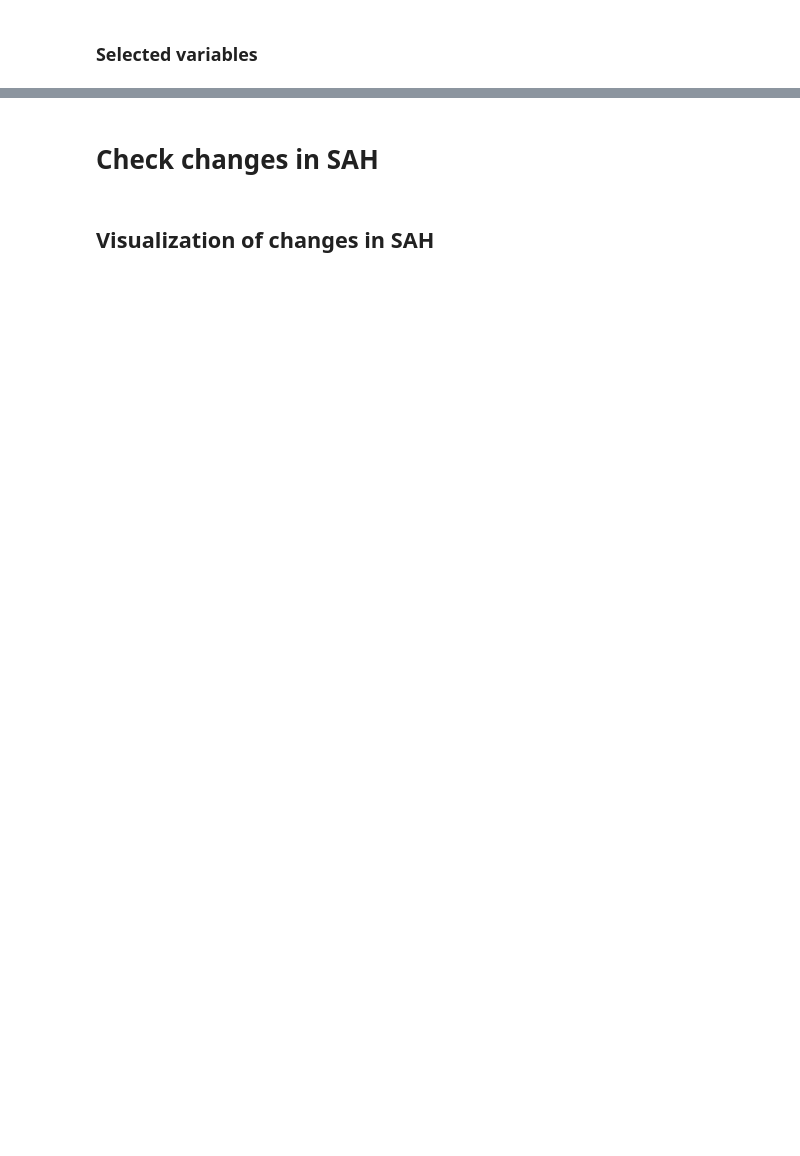
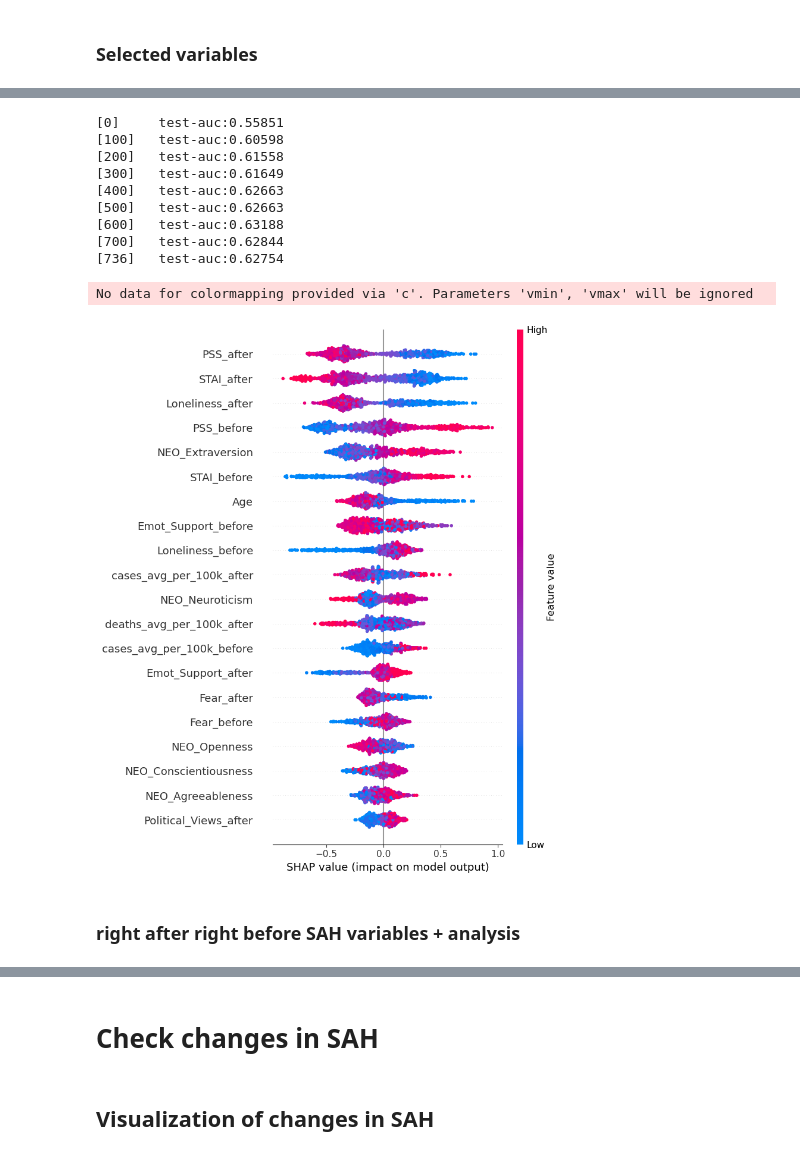
Before and after one commit to andylikescodes/CovidDepressionAnalysis, a Jupyter notebook: notebooks/longitudinal.ipynb, the cells around one changed output, grey strips where cells are left out. Saved outputs shown, nothing was run; the diff lists cells and outputs as text; code cells hidden in the pictures; blank space fills up the shorter version.

Commit message:
added new analysis pipeline for the UCL dataset

```diff
--- a/notebooks/longitudinal.ipynb
+++ b/notebooks/longitudinal.ipynb
@@ -1903,0 +1753,41 @@ Best accuracy score found: 0.6701440092165899
+# %%
+subset = all_vars.loc[(all_vars['cls']!='NA')].drop(['corr', 'pval'], axis=1)
+
+X = subset.drop(['cls'], axis=1)
+y = subset['cls'].values == 'positive'
+
+
+X_train, X_test, y_train, y_test = train_test_split(X, y, test_size=0.3, random_state=42)
+
+# create a train/test split
+X_train, X_test, y_train, y_test = train_test_split(X, y, test_size=0.2, random_state=7)
+d_train = xgboost.DMatrix(X_train, label=y_train)
+d_test = xgboost.DMatrix(X_test, label=y_test)
+
+params = {
+    "eta": 0.01,
+    "objective": "binary:logistic",
+    "subsample": 0.5,
+    "base_score": np.mean(y_train),
+    "eval_metric": "auc"
+}
+model = xgboost.train(params, d_train, 10000, evals = [(d_test, "test")], verbose_eval=100, early_stopping_rounds=200)
+
+explainer = shap.TreeExplainer(model)
+shap_values = explainer.shap_values(X)
+
+shap.summary_plot(shap_values, X)
+# %% [output]
+[0]     test-auc:0.55851
+[100]   test-auc:0.60598
+[200]   test-auc:0.61558
+[300]   test-auc:0.61649
+[400]   test-auc:0.62663
+[500]   test-auc:0.62663
+[600]   test-auc:0.63188
+[700]   test-auc:0.62844
+[736]   test-auc:0.62754
+No data for colormapping provided via 'c'. Parameters 'vmin', 'vmax' will be ignored
+[figure, added]
+# %% [markdown]
+### right after right before SAH variables + analysis
```
Also changed, not shown: parts of 148 cells of this notebook, 4 other files.
